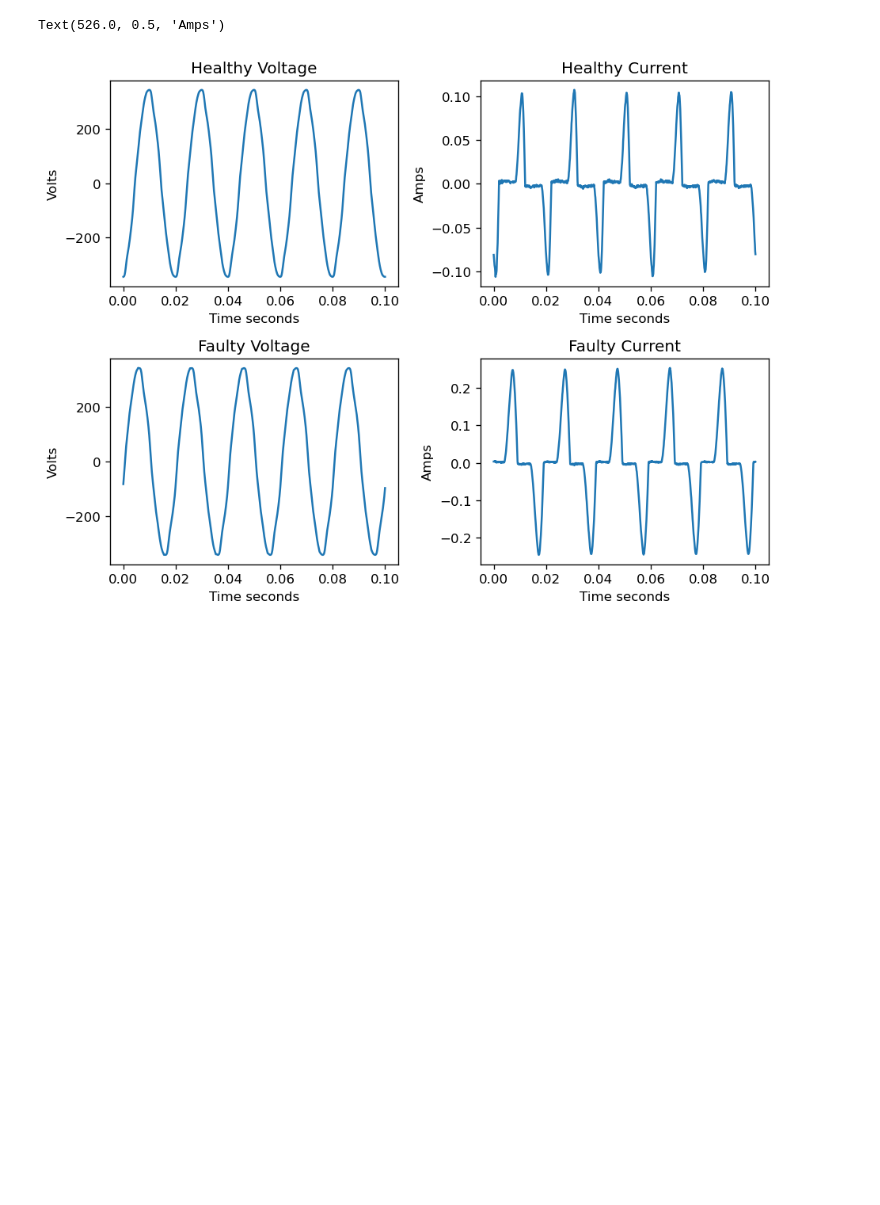
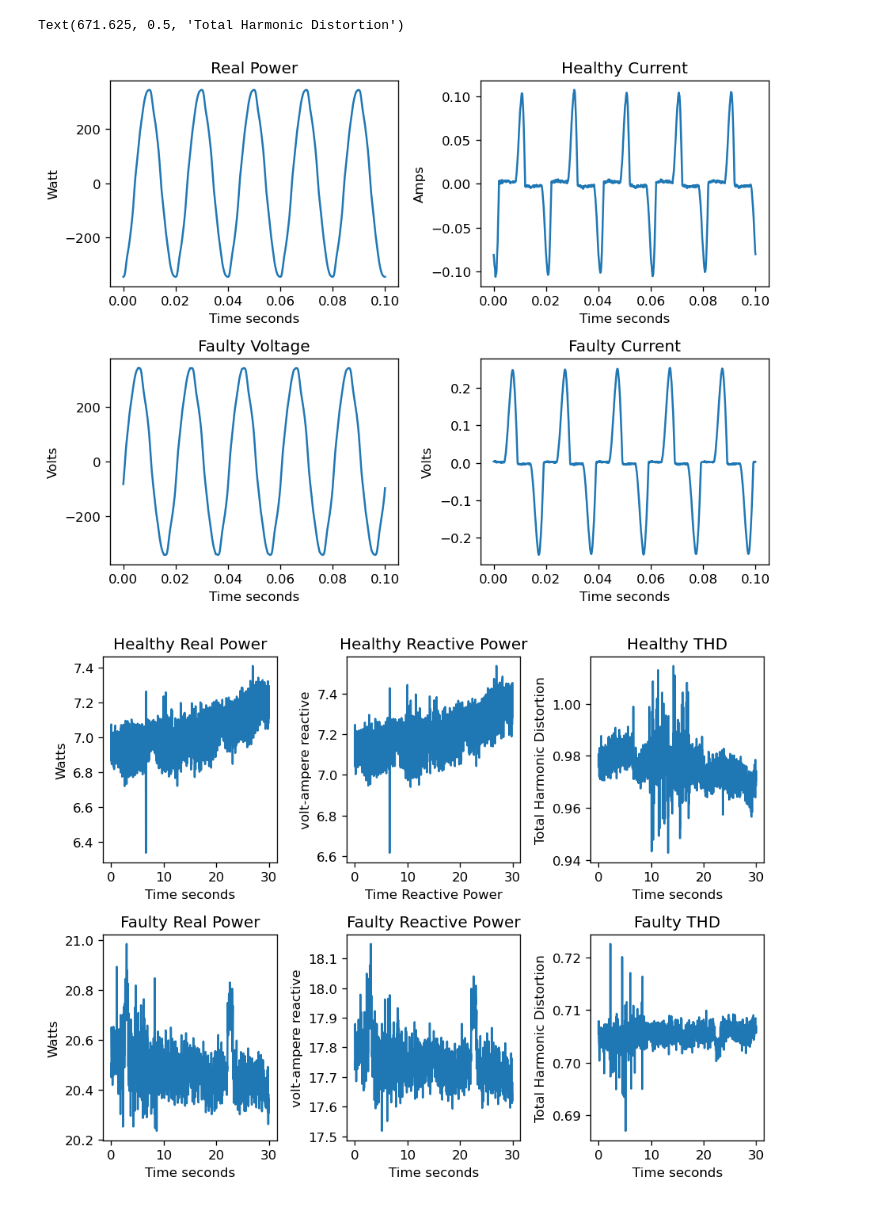
Before and after one commit to PhilipPhil/Unsupervised-Learning-for-Anomaly-Detection-in-Fleet-Based-Systems-Application-to-Air-Conditioners, a Jupyter notebook: Calculations.ipynb, the cells around one changed output. Cells and saved outputs as stored; diff of their text form; code cells hidden in the pictures; blank space fills up the shorter version.

```diff
--- a/Calculations.ipynb
+++ b/Calculations.ipynb
@@ -13,34 +13,84 @@ faulty_calc = Calculations(data)
 # %%
 plt.figure(figsize=(8, 6), dpi=120)
 time = np.linspace(0,0.1,1000)
 
+# Current, Voltage
 plt.subplot(2, 2, 1)
 plt.tight_layout()
 plt.plot(time, healthy_calc.voltage[:1000])
-plt.title("Healthy Voltage")
+plt.title("Real Power")
 plt.xlabel('Time seconds')
-plt.ylabel('Volts')
+plt.ylabel('Watt')
 
 plt.subplot(2, 2, 2)
 plt.tight_layout()
 plt.plot(time, healthy_calc.current[:1000])
 plt.title("Healthy Current")
 plt.xlabel('Time seconds')
 plt.ylabel('Amps')
 
 plt.subplot(2, 2, 3)
 plt.tight_layout()
 plt.plot(time, faulty_calc.voltage[:1000])
 plt.title("Faulty Voltage")
 plt.xlabel('Time seconds')
 plt.ylabel('Volts')
 
 plt.subplot(2, 2, 4)
 plt.tight_layout()
 plt.plot(time, faulty_calc.current[:1000])
 plt.title("Faulty Current")
 plt.xlabel('Time seconds')
-plt.ylabel('Amps')
+plt.ylabel('Volts')
+
+
+
+# Power
+plt.figure(figsize=(8, 6), dpi=120)
+time = np.linspace(0,30,1500)
+
+plt.subplot(2, 3, 1)
+plt.tight_layout()
+plt.plot(time, healthy_calc.real_power)
+plt.title("Healthy Real Power")
+plt.xlabel('Time seconds')
+plt.ylabel('Watts')
+
+plt.subplot(2, 3, 2)
+plt.tight_layout()
+plt.plot(time, healthy_calc.reactive_power)
+plt.title("Healthy Reactive Power")
+plt.xlabel('Time Reactive Power')
+plt.ylabel('volt-ampere reactive')
+
+plt.subplot(2, 3, 3)
+plt.tight_layout()
+plt.plot(time, healthy_calc.thd)
+plt.title("Healthy THD")
+plt.xlabel('Time seconds')
+plt.ylabel('Total Harmonic Distortion')
+
+plt.subplot(2, 3, 4)
+plt.tight_layout()
+plt.plot(time, faulty_calc.real_power)
+plt.title("Faulty Real Power")
+plt.xlabel('Time seconds')
+plt.ylabel('Watts')
+
+plt.subplot(2, 3, 5)
+plt.tight_layout()
+plt.plot(time, faulty_calc.reactive_power)
+plt.title("Faulty Reactive Power")
+plt.xlabel('Time seconds')
+plt.ylabel('volt-ampere reactive')
+
+plt.subplot(2, 3, 6)
+plt.tight_layout()
+plt.plot(time, faulty_calc.thd)
+plt.title("Faulty THD")
+plt.xlabel('Time seconds')
+plt.ylabel('Total Harmonic Distortion')
 # %% [output]
-Text(526.0, 0.5, 'Amps')
+Text(671.625, 0.5, 'Total Harmonic Distortion')
-[figure, old version]
+[figure, new version]
+[figure, added]
```
Also changed, not shown: parts of 1 cell of this notebook, 1 other file.
